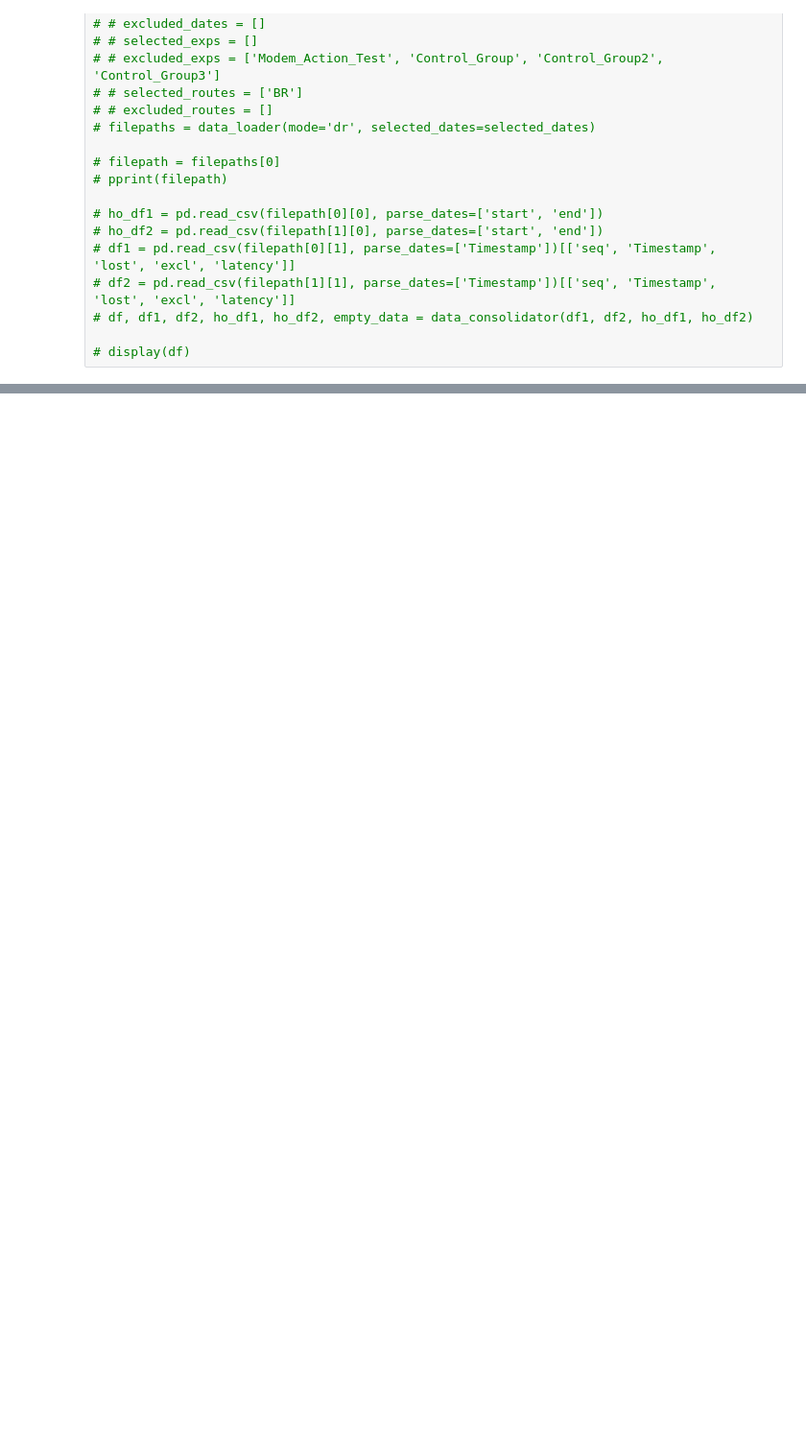
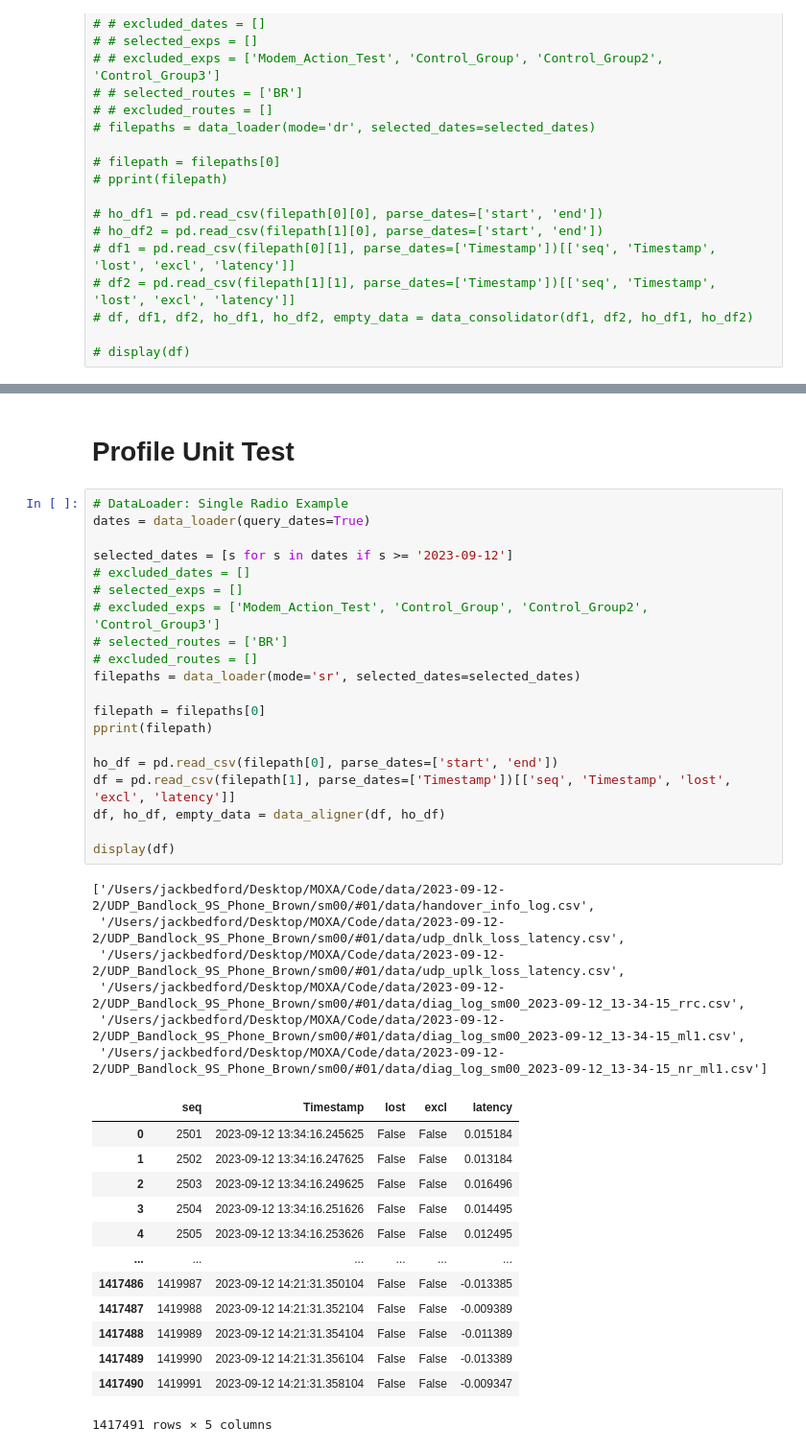
Before and after one commit to Jackbedford0428/udp-reliability-research, a Jupyter notebook: handover_profiling/handover_profiling_refactor_2.ipynb, the cells around one changed output, grey strips where cells are left out. Shown at 96% size. Saved outputs shown, nothing was run; the diff lists cells and outputs as text; blank space fills up the shorter version.

Commit message:
update handover profile refactor

```diff
--- a/handover_profiling/handover_profiling_refactor_2.ipynb
+++ b/handover_profiling/handover_profiling_refactor_2.ipynb
@@ -651,3 +645,45 @@ class Profile():
             pickle.dump(self.scope_models, f)
         with open(f'{self.model_name}_sr_prob_models.pkl', 'wb') as f:
             pickle.dump(self.prob_models, f)
+# %% [markdown]
+# Profile Unit Test
+# %%
+# DataLoader: Single Radio Example
+dates = data_loader(query_dates=True)
+
+selected_dates = [s for s in dates if s >= '2023-09-12']
+# excluded_dates = []
+# selected_exps = []
+# excluded_exps = ['Modem_Action_Test', 'Control_Group', 'Control_Group2', 'Control_Group3']
+# selected_routes = ['BR']
+# excluded_routes = []
+filepaths = data_loader(mode='sr', selected_dates=selected_dates)
+
+filepath = filepaths[0]
+pprint(filepath)
+
+ho_df = pd.read_csv(filepath[0], parse_dates=['start', 'end'])
+df = pd.read_csv(filepath[1], parse_dates=['Timestamp'])[['seq', 'Timestamp', 'lost', 'excl', 'latency']]
+df, ho_df, empty_data = data_aligner(df, ho_df)
+
+display(df)
+# %% [output]
+['/Users/jackbedford/Desktop/MOXA/Code/data/2023-09-12-2/UDP_Bandlock_9S_Phone_Brown/sm00/#01/data/handover_info_log.csv',
+ '/Users/jackbedford/Desktop/MOXA/Code/data/2023-09-12-2/UDP_Bandlock_9S_Phone_Brown/sm00/#01/data/udp_dnlk_loss_latency.csv',
+ '/Users/jackbedford/Desktop/MOXA/Code/data/2023-09-12-2/UDP_Bandlock_9S_Phone_Brown/sm00/#01/data/udp_uplk_loss_latency.csv',
+ '/Users/jackbedford/Desktop/MOXA/Code/data/2023-09-12-2/UDP_Bandlock_9S_Phone_Brown/sm00/#01/data/diag_log_sm00_2023-09-12_13-34-15_rrc.csv',
+ '/Users/jackbedford/Desktop/MOXA/Code/data/2023-09-12-2/UDP_Bandlock_9S_Phone_Brown/sm00/#01/data/diag_log_sm00_2023-09-12_13-34-15_ml1.csv',
+ '/Users/jackbedford/Desktop/MOXA/Code/data/2023-09-12-2/UDP_Bandlock_9S_Phone_Brown/sm00/#01/data/diag_log_sm00_2023-09-12_13-34-15_nr_ml1.csv']
+|  | seq | Timestamp | lost | excl | latency |
+| 0 | 2501 | 2023-09-12 13:34:16.245625 | False | False | 0.015184 |
+| 1 | 2502 | 2023-09-12 13:34:16.247625 | False | False | 0.013184 |
+| 2 | 2503 | 2023-09-12 13:34:16.249625 | False | False | 0.016496 |
+| 3 | 2504 | 2023-09-12 13:34:16.251626 | False | False | 0.014495 |
+| 4 | 2505 | 2023-09-12 13:34:16.253626 | False | False | 0.012495 |
+| ... | ... | ... | ... | ... | ... |
+| 1417486 | 1419987 | 2023-09-12 14:21:31.350104 | False | False | -0.013385 |
+| 1417487 | 1419988 | 2023-09-12 14:21:31.352104 | False | False | -0.009389 |
+| 1417488 | 1419989 | 2023-09-12 14:21:31.354104 | False | False | -0.011389 |
+| 1417489 | 1419990 | 2023-09-12 14:21:31.356104 | False | False | -0.013389 |
+| 1417490 | 1419991 | 2023-09-12 14:21:31.358104 | False | False | -0.009347 |
+1417491 rows × 5 columns
```
Also changed, not shown: parts of 7 cells of this notebook.
